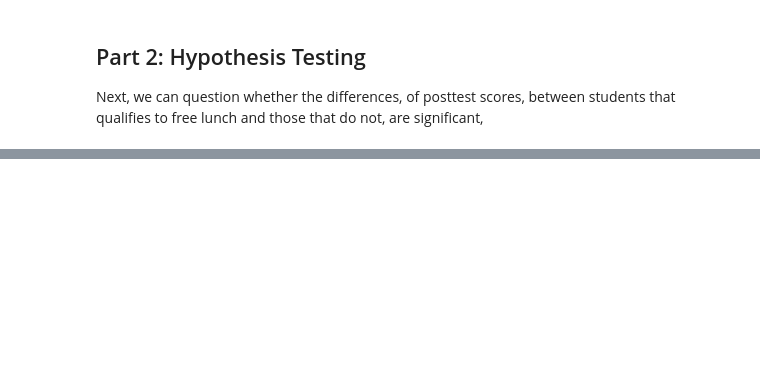
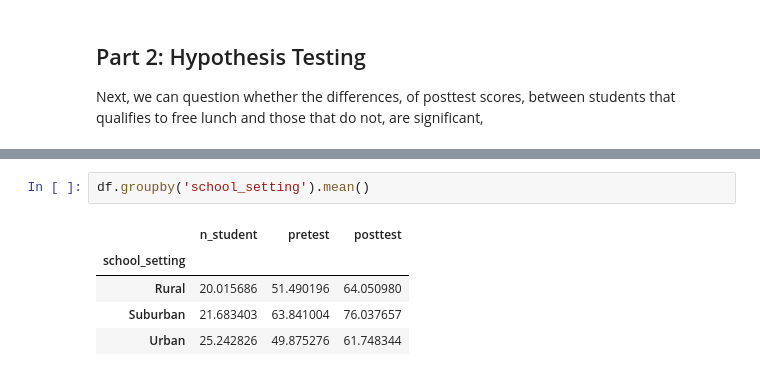
Before and after one commit to Matt88Ac/ModernStatistics_Final, a Jupyter notebook: Test_Scores.ipynb, the cells around one changed output, grey strips where cells are left out. Drawn from its saved outputs; the diff is of its cells as text; blank space fills up the shorter version.

```diff
--- a/Test_Scores.ipynb
+++ b/Test_Scores.ipynb
@@ -123,0 +251,8 @@ Next, we can question whether the differences, of posttest scores, between stude
+# %%
+df.groupby('school_setting').mean()
+# %% [output]
+|  | n_student | pretest | posttest |
+| school_setting |  |  |  |
+| Rural | 20.015686 | 51.490196 | 64.050980 |
+| Suburban | 21.683403 | 63.841004 | 76.037657 |
+| Urban | 25.242826 | 49.875276 | 61.748344 |
```
Also changed, not shown: parts of 14 cells of this notebook.
